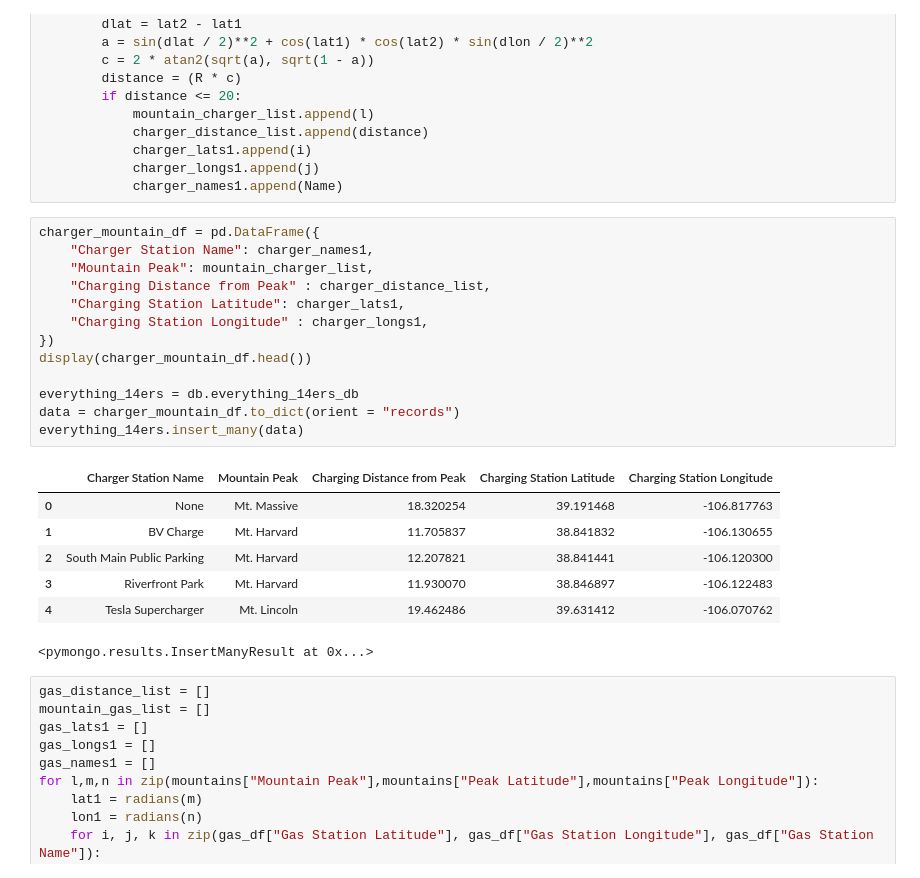
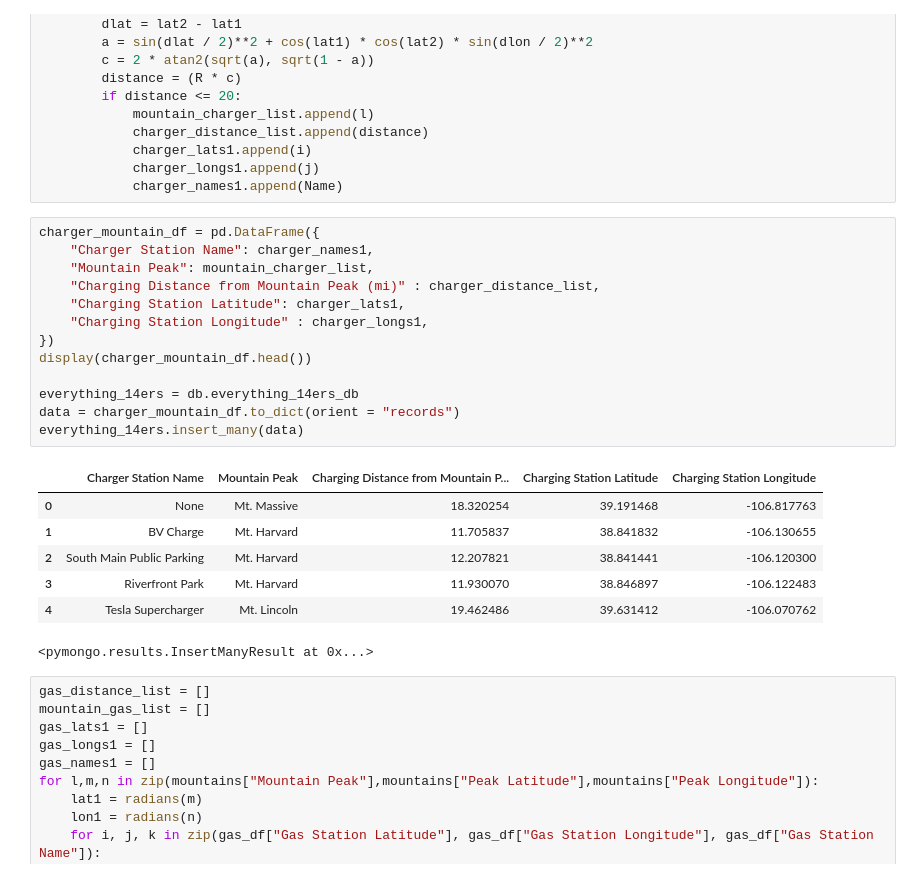
Before and after one commit to JohnMowry77/14ers_breweries_camping, a Jupyter notebook: Scripts/Cleaning_data_and_Mongo.ipynb, the cells around one changed output. Saved outputs shown, nothing was run; the diff lists cells and outputs as text.

```diff
--- a/Scripts/Cleaning_data_and_Mongo.ipynb
+++ b/Scripts/Cleaning_data_and_Mongo.ipynb
@@ -167,18 +162,18 @@ for l,m,n in zip(mountains["Mountain Peak"],mountains["Peak Latitude"],mountains
 # %%
 charger_mountain_df = pd.DataFrame({
     "Charger Station Name": charger_names1,
     "Mountain Peak": mountain_charger_list,
-    "Charging Distance from Peak" : charger_distance_list,
+    "Charging Distance from Mountain Peak (mi)" : charger_distance_list,
     "Charging Station Latitude": charger_lats1,
     "Charging Station Longitude" : charger_longs1,
 })
 display(charger_mountain_df.head())
 
 everything_14ers = db.everything_14ers_db
 data = charger_mountain_df.to_dict(orient = "records")
 everything_14ers.insert_many(data)
 # %% [output]
-|  | Charger Station Name | Mountain Peak | Charging Distance from Peak | Charging Station Latitude | Charging Station Longitude |
+|  | Charger Station Name | Mountain Peak | Charging Distance from Mountain P... | Charging Station Latitude | Charging Station Longitude |
 | 0 | None | Mt. Massive | 18.320254 | 39.191468 | -106.817763 |
 | 1 | BV Charge | Mt. Harvard | 11.705837 | 38.841832 | -106.130655 |
 | 2 | South Main Public Parking | Mt. Harvard | 12.207821 | 38.841441 | -106.120300 |
```
Also changed, not shown: parts of 11 cells of this notebook, 1 other file.
